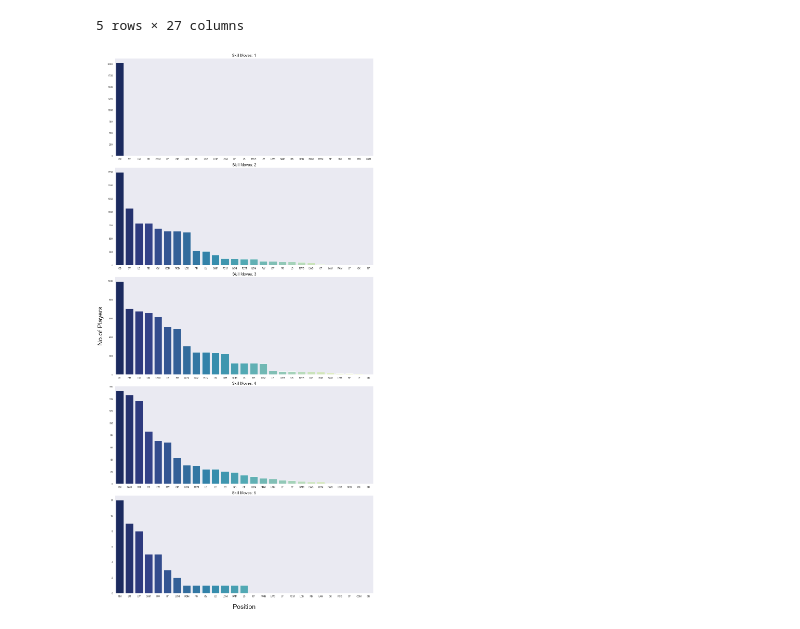
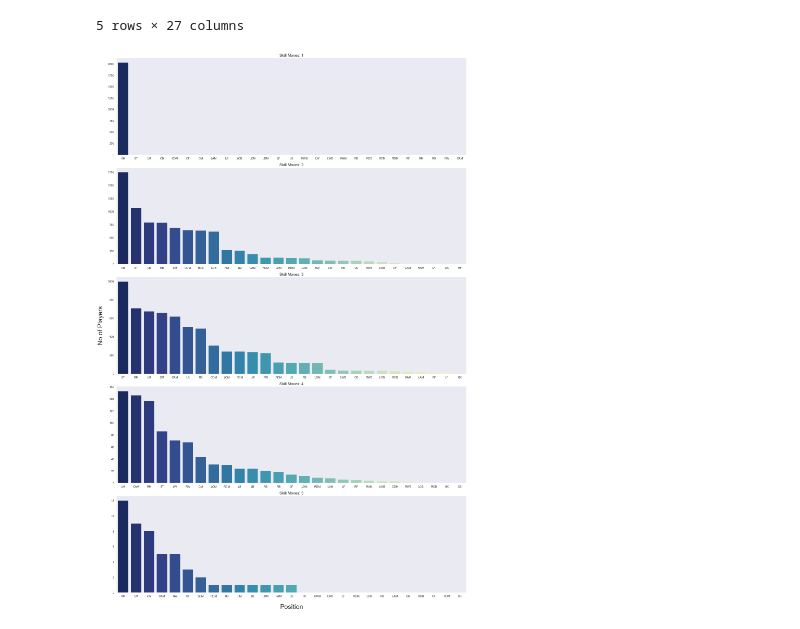
Before and after one commit to Sricharan2402/DataVis_notebooks, a Jupyter notebook: FIFA-19/FIFA.ipynb, the cells around one changed output. Saved outputs shown, nothing was run; the diff lists cells and outputs as text; code cells hidden in the pictures.

```diff
--- a/FIFA-19/FIFA.ipynb
+++ b/FIFA-19/FIFA.ipynb
@@ -79,6 +79,9 @@ def sns_set(context, style):
     context = sns_context_dict[context]
     style = sns_style_dict[style]
     return sns.set(context=context, style=style)
+# %%
+sns_set('def', 'def')
+sns.set_context(rc = {'patch.linewidth': 0.0})
 # %%
 def subplts(x, y):
     return plt.subplots(figsize = (x,y))
@@ -351,18 +375,20 @@ skill_dict = {}
 for i in range(0,5):
     skill_dict['skill_{0}'.format(i+1)] = pd.Series(data = skill_pos_df.iloc[i, :], index = skill_pos_df.columns).sort_values(ascending=False)
 # %%
-current_set = sns_set('p', 'd')
-fig, axes = plt.subplots(5, 1, figsize = (15,30))
+current_set = sns_set('n', 'd')
+sns.set_context(rc = {'patch.linewidth': 0.0})
+fig, axes = plt.subplots(5, 1, figsize = (20,30))
 axes = axes.ravel()
 pal = sns.set_palette("YlGnBu_r", n_colors=len(skill_dict['skill_{0}'.format(i+1)].index))
 for i in range(5):
     spos = sns.barplot(x = skill_dict['skill_{0}'.format(i+1)].index, y = skill_dict['skill_{0}'.format(i+1)].values, ax = axes[i])
     axes[i].set_xlabel('Position', size = 25, labelpad = 25)
     if(i!=4):
         axes[i].set_xlabel('')
     if(i==2):
         axes[i].set_ylabel('No.of Players', size = 25, labelpad = 15)
     axes[i].set_title('Skill Moves: {0}'.format(i+1), size = 15)
 fig.tight_layout()
+sns.despine(top=True, right=True, left=True, bottom=True)
 # %% [output]
-[figure, old version]
+[figure, new version]
```
Also changed, not shown: parts of 15 cells of this notebook.
